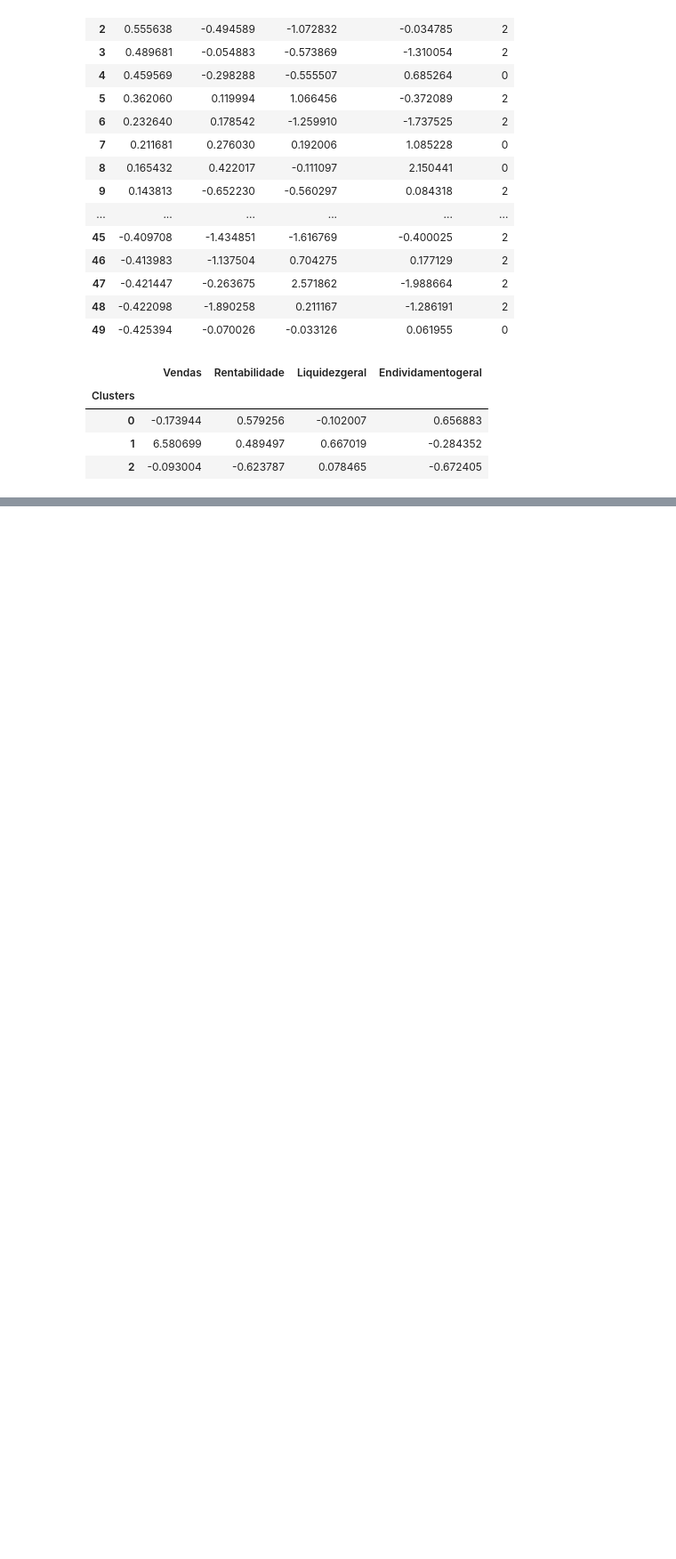
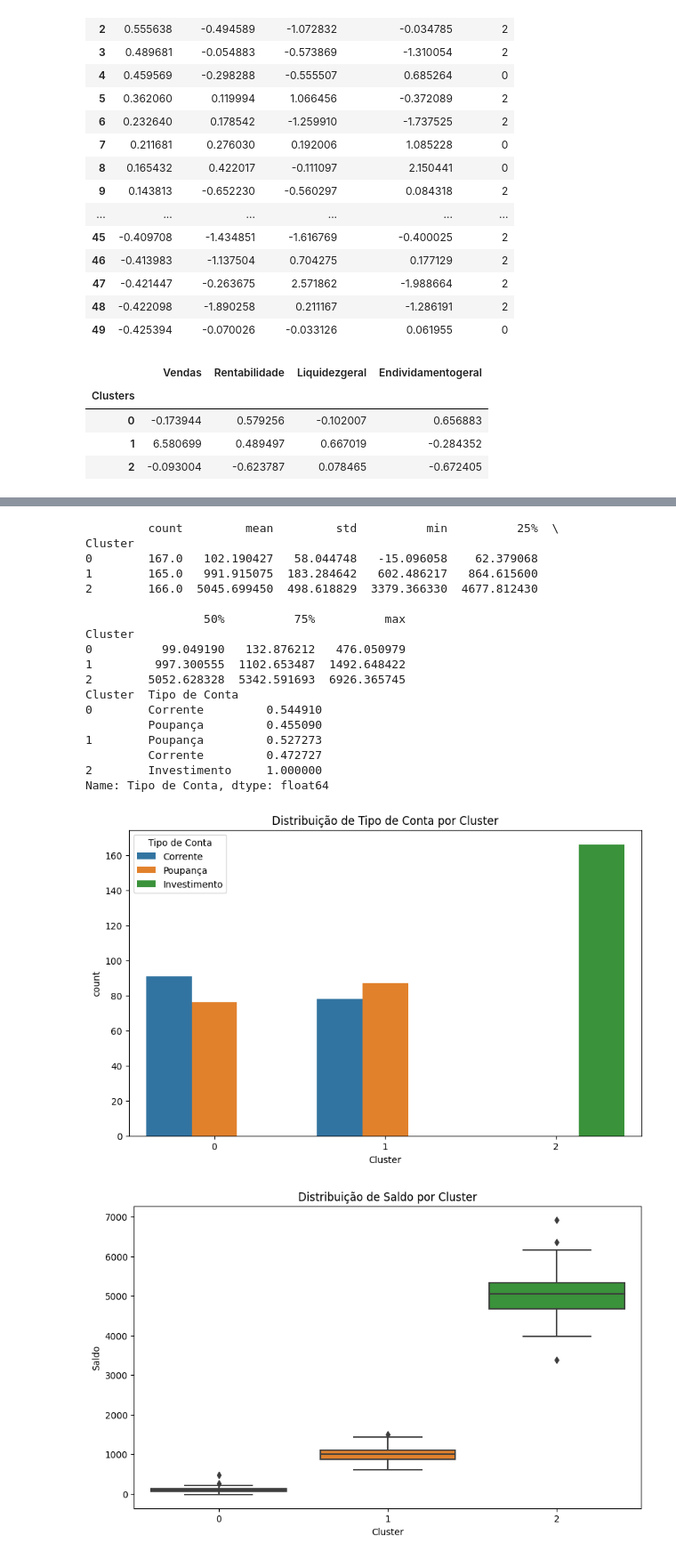
Before and after one commit to daniel-usp/FIA, a Jupyter notebook: Clusters/K_Means_FIA.ipynb, the cells around one changed output, grey strips where cells are left out. Shown at 89% size. Cells and saved outputs as stored; diff of their text form; code cells hidden in the pictures; blank space fills up the shorter version.

```diff
--- a/Clusters/K_Means_FIA.ipynb
+++ b/Clusters/K_Means_FIA.ipynb
@@ -260,0 +312,16 @@ The default value of `n_init` will change from 10 to 'auto' in 1.4. Set the valu
+# %%
+from kmodes.kprototypes import KPrototypes
+
+# Definindo o número de clusters
+k = 3
+
+# Instanciando o modelo K-prototypes
+kproto = KPrototypes(n_clusters=k, init='Cao', verbose=0)
+
+# A coluna 'Saldo' é a coluna numérica (índice 0) e 'Tipo de Conta' é categórica (índice 1)
+clusters = kproto.fit_predict(df, categorical=[1])
+
+# Adicionando os clusters ao DataFrame
+df['Cluster'] = clusters
+
+df.head()
@@ -260,0 +424,43 @@ The default value of `n_init` will change from 10 to 'auto' in 1.4. Set the valu
+# %%
+# 1. Estatísticas descritivas para variáveis numéricas:
+print(df.groupby('Cluster')['Saldo'].describe())
+
+# 2. Distribuição das categorias para variáveis categóricas:
+print(df.groupby('Cluster')['Tipo de Conta'].value_counts(normalize=True))
+
+# 3. Visualização:
+import matplotlib.pyplot as plt
+import seaborn as sns
+
+# Gráfico de barras para mostrar a distribuição de "Tipo de Conta" em cada cluster
+plt.figure(figsize=(10, 6))
+sns.countplot(data=df, x='Cluster', hue='Tipo de Conta')
+plt.title('Distribuição de Tipo de Conta por Cluster')
+plt.show()
+
+# Boxplot para mostrar a distribuição de "Saldo" em cada cluster
+plt.figure(figsize=(10, 6))
+sns.boxplot(data=df, x='Cluster', y='Saldo')
+plt.title('Distribuição de Saldo por Cluster')
+plt.show()
+# %% [output]
+         count         mean         std          min          25%  \
+Cluster
+0        167.0   102.190427   58.044748   -15.096058    62.379068
+1        165.0   991.915075  183.284642   602.486217   864.615600
+2        166.0  5045.699450  498.618829  3379.366330  4677.812430
+
+                 50%          75%          max
+Cluster
+0          99.049190   132.876212   476.050979
+1         997.300555  1102.653487  1492.648422
+2        5052.628328  5342.591693  6926.365745
+Cluster  Tipo de Conta
+0        Corrente         0.544910
+         Poupança         0.455090
+1        Poupança         0.527273
+         Corrente         0.472727
+2        Investimento     1.000000
+Name: Tipo de Conta, dtype: float64
+[figure, added]
+[figure, added]
```
Also changed, not shown: parts of 4 cells of this notebook.
